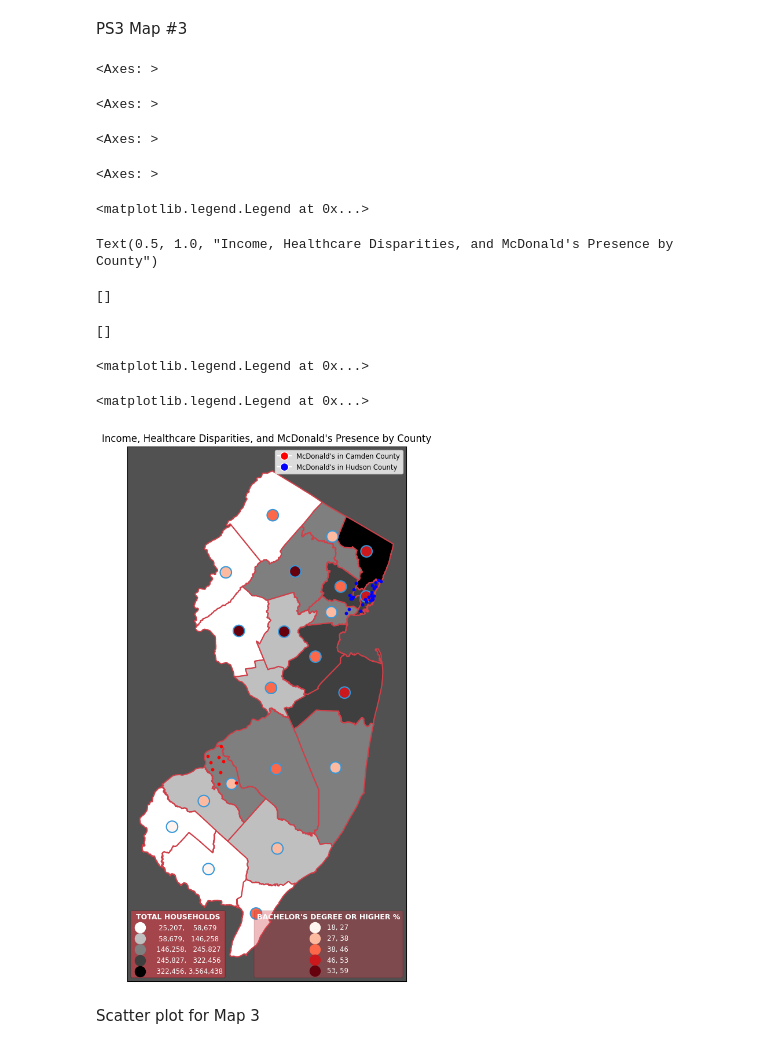
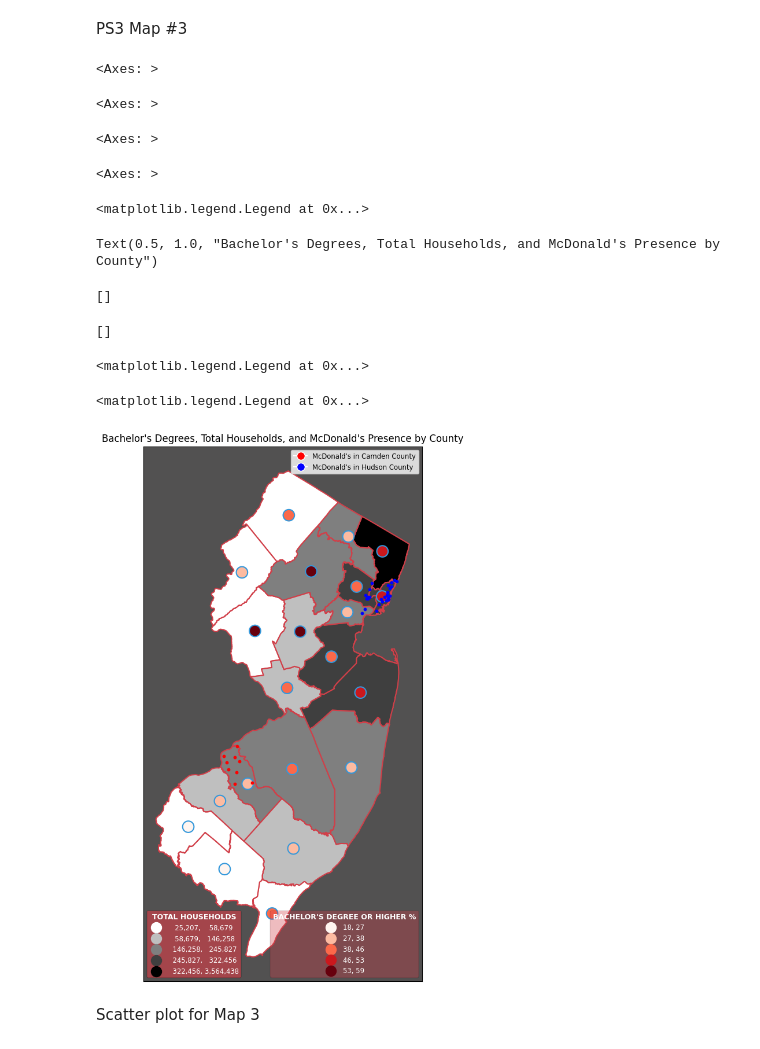
Before and after one commit to eadamsRU/GIS_RU, a Jupyter notebook: PS3_11072024.ipynb, the cells around one changed output. Cells and saved outputs as stored; diff of their text form; code cells hidden in the pictures.

```diff
--- a/PS3_11072024.ipynb
+++ b/PS3_11072024.ipynb
@@ -1760,36 +1760,36 @@ for text in l2.get_texts():
     text.set_color('#ffffff')
 
 # Overlay the red and blue points
 gdf_red.plot(ax=ax, marker='o', color='red', markersize=10, label="Red Points")
 gdf_blue.plot(ax=ax, marker='o', color='blue', markersize=10, label="Blue Points")
 
 # Add a custom legend for red and blue points
 red_point = Line2D([0], [0], marker='o', color='w', markerfacecolor='red', markersize=10, label="McDonald's in Camden County")
 blue_point = Line2D([0], [0], marker='o', color='w', markerfacecolor='blue', markersize=10, label="McDonald's in Hudson County")
 plt.legend(handles=[red_point, blue_point], loc='upper right', fontsize='small')
 
 # Set the title and remove x/y ticks
-ax.set_title("Income, Healthcare Disparities, and McDonald's Presence by County")
+ax.set_title("Bachelor's Degrees, Total Households, and McDonald's Presence by County")
 ax.set_xticks([])
 ax.set_yticks([])
 
 # Add legends to the axis
 ax.add_artist(l1)
 ax.add_artist(l2)
 
 plt.show()
 # %% [output]
 <Axes: >
 <Axes: >
 <Axes: >
 <Axes: >
 <matplotlib.legend.Legend at 0x...>
-Text(0.5, 1.0, "Income, Healthcare Disparities, and McDonald's Presence by County")
+Text(0.5, 1.0, "Bachelor's Degrees, Total Households, and McDonald's Presence by County")
 []
 []
 <matplotlib.legend.Legend at 0x...>
 <matplotlib.legend.Legend at 0x...>
-[figure, old version]
+[figure, new version]
 # %% [markdown]
 Scatter plot for Map 3
 # %%
```
Also changed, not shown: parts of 2 cells of this notebook.
